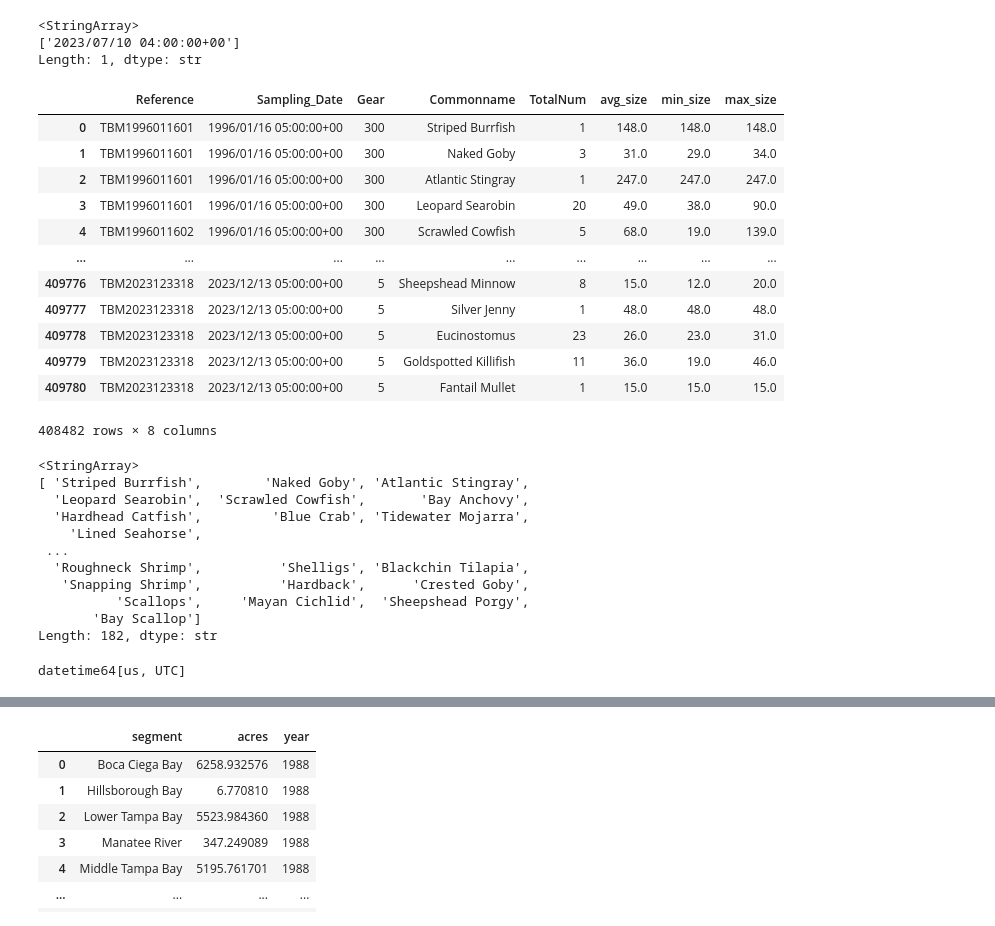
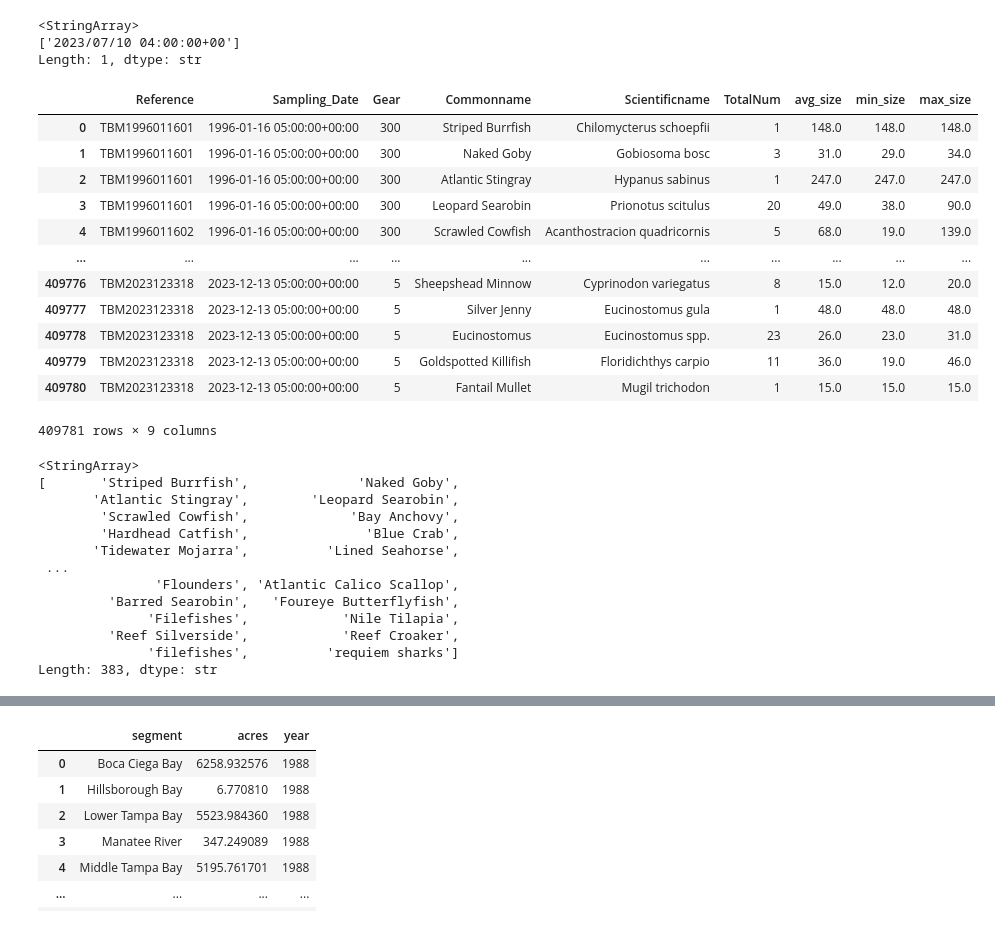
Before and after one commit to Flx232/Fish_Population, a Jupyter notebook: exploratory.ipynb, the cells around one changed output, grey strips where cells are left out. Drawn from its saved outputs; the diff is of its cells as text; code cells hidden in the pictures.

```diff
--- a/exploratory.ipynb
+++ b/exploratory.ipynb
@@ -18,7 +18,7 @@ fisheries.shape
 (1765226, 16)
 # %%
 tampa_bay = fisheries[fisheries['Reference'].str.contains("TBM")].reset_index()
-tampa_bay = tampa_bay[['Reference', 'Sampling_Date', 'Gear', 'Commonname', 'TotalNum', 'avg_size', 'min_size', 'max_size']]
+tampa_bay = tampa_bay[['Reference', 'Sampling_Date', 'Gear', 'Commonname', 'Scientificname', 'TotalNum', 'avg_size', 'min_size', 'max_size']]
 # %%
 fisheries['Reference'].str[0:3].unique()
 # %% [output]
@@ -51,24 +51,25 @@ tampa_bay[tampa_bay['Commonname'] == 'Reef Croaker']['Sampling_Date'].unique()
 Length: 1, dtype: str
 # %%
 counts = tampa_bay['Commonname'].value_counts()
-keep = counts[counts > 30].index
+# keep = counts[counts > 30].index
 
-filtered = tampa_bay[tampa_bay['Commonname'].isin(keep)]
+# filtered = tampa_bay[tampa_bay['Commonname'].isin(keep)]
+filtered = tampa_bay
 filtered
 # %% [output]
-|  | Reference | Sampling_Date | Gear | Commonname | TotalNum | avg_size | min_size | max_size |
-| 0 | TBM1996011601 | 1996/01/16 05:00:00+00 | 300 | Striped Burrfish | 1 | 148.0 | 148.0 | 148.0 |
-| 1 | TBM1996011601 | 1996/01/16 05:00:00+00 | 300 | Naked Goby | 3 | 31.0 | 29.0 | 34.0 |
-| 2 | TBM1996011601 | 1996/01/16 05:00:00+00 | 300 | Atlantic Stingray | 1 | 247.0 | 247.0 | 247.0 |
-| 3 | TBM1996011601 | 1996/01/16 05:00:00+00 | 300 | Leopard Searobin | 20 | 49.0 | 38.0 | 90.0 |
-| 4 | TBM1996011602 | 1996/01/16 05:00:00+00 | 300 | Scrawled Cowfish | 5 | 68.0 | 19.0 | 139.0 |
-| ... | ... | ... | ... | ... | ... | ... | ... | ... |
-| 409776 | TBM2023123318 | 2023/12/13 05:00:00+00 | 5 | Sheepshead Minnow | 8 | 15.0 | 12.0 | 20.0 |
-| 409777 | TBM2023123318 | 2023/12/13 05:00:00+00 | 5 | Silver Jenny | 1 | 48.0 | 48.0 | 48.0 |
-| 409778 | TBM2023123318 | 2023/12/13 05:00:00+00 | 5 | Eucinostomus | 23 | 26.0 | 23.0 | 31.0 |
-| 409779 | TBM2023123318 | 2023/12/13 05:00:00+00 | 5 | Goldspotted Killifish | 11 | 36.0 | 19.0 | 46.0 |
-| 409780 | TBM2023123318 | 2023/12/13 05:00:00+00 | 5 | Fantail Mullet | 1 | 15.0 | 15.0 | 15.0 |
+|  | Reference | Sampling_Date | Gear | Commonname | Scientificname | TotalNum | avg_size | min_size | max_size |
+| 0 | TBM1996011601 | 1996-01-16 05:00:00+00:00 | 300 | Striped Burrfish | Chilomycterus schoepfii | 1 | 148.0 | 148.0 | 148.0 |
+| 1 | TBM1996011601 | 1996-01-16 05:00:00+00:00 | 300 | Naked Goby | Gobiosoma bosc | 3 | 31.0 | 29.0 | 34.0 |
+| 2 | TBM1996011601 | 1996-01-16 05:00:00+00:00 | 300 | Atlantic Stingray | Hypanus sabinus | 1 | 247.0 | 247.0 | 247.0 |
+| 3 | TBM1996011601 | 1996-01-16 05:00:00+00:00 | 300 | Leopard Searobin | Prionotus scitulus | 20 | 49.0 | 38.0 | 90.0 |
+| 4 | TBM1996011602 | 1996-01-16 05:00:00+00:00 | 300 | Scrawled Cowfish | Acanthostracion quadricornis | 5 | 68.0 | 19.0 | 139.0 |
+| ... | ... | ... | ... | ... | ... | ... | ... | ... | ... |
+| 409776 | TBM2023123318 | 2023-12-13 05:00:00+00:00 | 5 | Sheepshead Minnow | Cyprinodon variegatus | 8 | 15.0 | 12.0 | 20.0 |
+| 409777 | TBM2023123318 | 2023-12-13 05:00:00+00:00 | 5 | Silver Jenny | Eucinostomus gula | 1 | 48.0 | 48.0 | 48.0 |
+| 409778 | TBM2023123318 | 2023-12-13 05:00:00+00:00 | 5 | Eucinostomus | Eucinostomus spp. | 23 | 26.0 | 23.0 | 31.0 |
+| 409779 | TBM2023123318 | 2023-12-13 05:00:00+00:00 | 5 | Goldspotted Killifish | Floridichthys carpio | 11 | 36.0 | 19.0 | 46.0 |
+| 409780 | TBM2023123318 | 2023-12-13 05:00:00+00:00 | 5 | Fantail Mullet | Mugil trichodon | 1 | 15.0 | 15.0 | 15.0 |
-408482 rows × 8 columns
+409781 rows × 9 columns
 # %%
 filtered['Sampling_Date'] = pd.to_datetime(filtered['Sampling_Date'])
 # %%
@@ -77,13 +78,15 @@ import matplotlib.pyplot as plt
 filtered['Commonname'].unique()
 # %% [output]
 <StringArray>
-[ 'Striped Burrfish',        'Naked Goby', 'Atlantic Stingray',
-  'Leopard Searobin',  'Scrawled Cowfish',       'Bay Anchovy',
-  'Hardhead Catfish',         'Blue Crab', 'Tidewater Mojarra',
-    'Lined Seahorse',
+[       'Striped Burrfish',              'Naked Goby',
+       'Atlantic Stingray',        'Leopard Searobin',
+        'Scrawled Cowfish',             'Bay Anchovy',
+        'Hardhead Catfish',               'Blue Crab',
+       'Tidewater Mojarra',          'Lined Seahorse',
  ...
-  'Roughneck Shrimp',          'Shelligs', 'Blackchin Tilapia',
-   'Snapping Shrimp',          'Hardback',      'Crested Goby',
-          'Scallops',     'Mayan Cichlid',  'Sheepshead Porgy',
-       'Bay Scallop']
-Length: 182, dtype: str
+               'Flounders', 'Atlantic Calico Scallop',
+         'Barred Searobin',   'Foureye Butterflyfish',
+              'Filefishes',            'Nile Tilapia',
+         'Reef Silverside',            'Reef Croaker',
+              'filefishes',          'requiem sharks']
+Length: 383, dtype: str
@@ -92,4 +92,0 @@ fish_specific = filtered[filtered['Commonname'] == 'Striped Burrfish']
-# %%
-fish_specific['Sampling_Date'].dtype
-# %% [output]
-datetime64[us, UTC]
```
Also changed, not shown: parts of 27 cells of this notebook, 25 other files.
